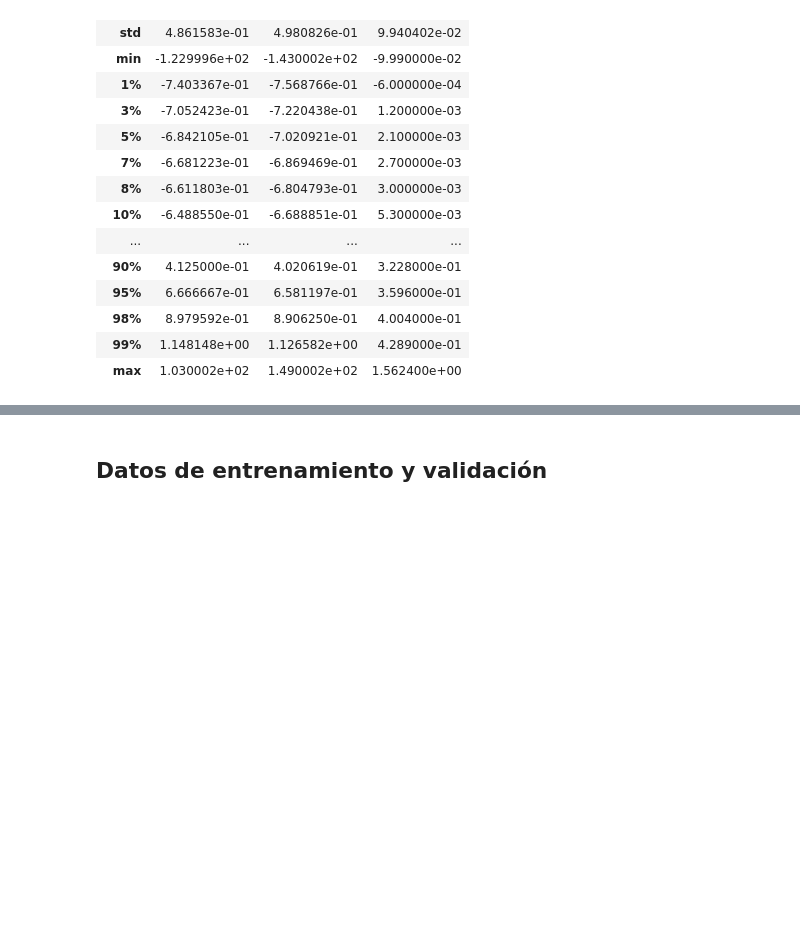
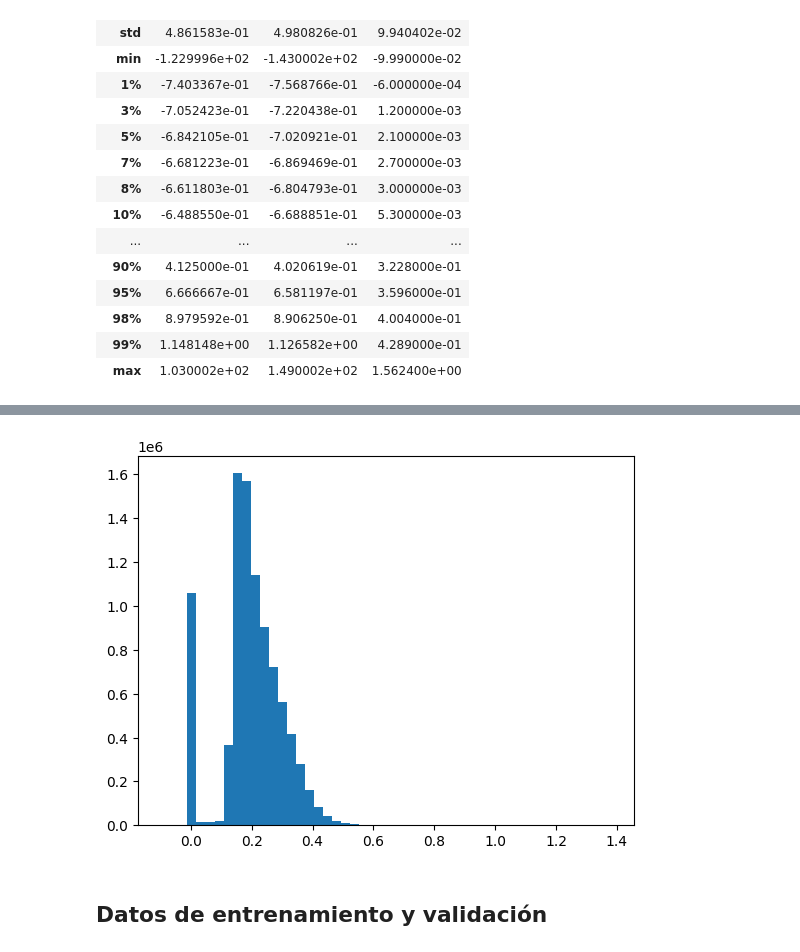
Before and after one commit to jdavidortega/Geographic_Data_Science_with_Python, a Jupyter notebook: sentinel2_classification.ipynb, the cells around one changed output, grey strips where cells are left out. Drawn from its saved outputs; the diff is of its cells as text; code cells hidden in the pictures; blank space fills up the shorter version.

```diff
--- a/sentinel2_classification.ipynb
+++ b/sentinel2_classification.ipynb
@@ -204,2 +216,7 @@ df.describe(percentiles=[0.01,.03,.05,.07,.08,.1,.2,.3,.4,.5,.6,.7,.8,.9,.95,.98
+# %%
+plt.hist(df[(df['NIR']>-1.5) & (df['NIR']<1.5)]['NIR'], bins=50)
+plt.show()
+# %% [output]
+[figure, added]
 # %% [markdown]
 ## Datos de entrenamiento y validación
```
Also changed, not shown: parts of 4 cells of this notebook.
